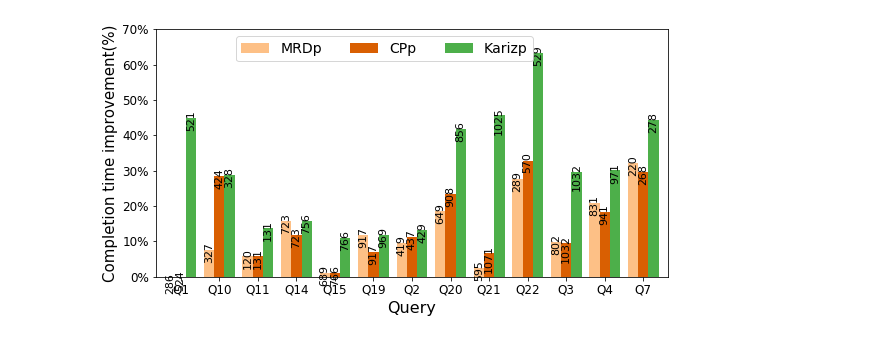
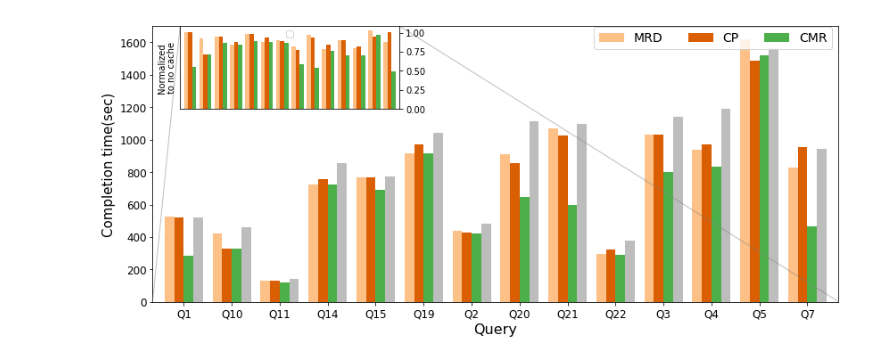
Before and after one commit to UmasouTTT/Kariz, a Jupyter notebook: expriments/macrobenchmark/ipython/implementationresults.ipynb, the cells around one changed output. Drawn from its saved outputs; the diff is of its cells as text; code cells hidden in the pictures.

```diff
--- a/expriments/macrobenchmark/ipython/implementationresults.ipynb
+++ b/expriments/macrobenchmark/ipython/implementationresults.ipynb
@@ -10,47 +10,92 @@ import math
 def format_yticks(y, pos=None):
     return str(int(y*100)) + '%'
 
-colors=['#fdc086', '#d95f02', '#4daf4a']
+colors=['#fdc086', '#d95f02', '#4daf4a', '#bdbdbd']
 df1 = pd.read_csv('./implementationresults.csv')
 
 df = df1.groupby("Query").agg({'Kariz': 'mean', 'MRD': 'mean',
                                'CP': 'mean', 'infinite': 'mean', 'NoCache': 'mean'})
 
-print(df)
+#print(df)
+
 
 #df1.set_index('Query', inplace=True)
 
-#df['KARIZvsMRD'] = 1 - df['Kariz']/df['MRD']
-#df['KARIZvsCP'] = 1 - df['Kariz']/df['CP']
-df['Karizp'] = 1 - df['Kariz']/df['NoCache']
-df['CPp'] = 1 - df['CP']/df['NoCache']
-df['MRDp'] = 1 - df['MRD']/df['NoCache']
+df['KARIZvsMRD'] = 1 - df['Kariz']/df['MRD']
+df['KARIZvsCP'] = 1 - df['Kariz']/df['CP']
+df['Karizp'] = df['Kariz']/df['NoCache']
+df['CPp'] = df['CP']/df['NoCache']
+df['MRDp'] = df['MRD']/df['NoCache']
 
 
-#print(df['KARIZvsMRD'].mean(), df['KARIZvsMRD'].max(), df['KARIZvsMRD'].min())
-#print(df['KARIZvsCP'].mean(), df['KARIZvsCP'].max(), df['KARIZvsCP'].min())
-#print(df['Kariz'].mean(), df['Kariz'].max(), df['Kariz'].min())
+print('KARIZvsMRD mean ', round(df['KARIZvsMRD'].mean(), 2), 'KARIZvsMRD max', round(df['KARIZvsMRD'].max(), 2), 'KARIZvsMRD min ', round(df['KARIZvsMRD'].min(), 2))
+print('KARIZvsCP mean', round(df['KARIZvsCP'].mean(), 2), 'KARIZvsCP max', round(df['KARIZvsCP'].max(), 2), 'KARIZvsCP min ', round(df['KARIZvsCP'].min(), 2))
 
-print(df[['Kariz', 'CP', 'MRD']])
 
-fig, ax = plt.subplots(figsize=(8, 4))
-plt.ylabel('Completion time improvement(%)', fontsize=15)
+fig, ax = plt.subplots(figsize=(12, 5))
+plt.ylabel('Completion time(sec)', fontsize=15)
 plt.xlabel('TPCH Query', fontsize=16)
-df[['MRDp', 'CPp', 'Karizp']].plot.bar(rot=0, ax=ax, width=0.8
+df[['MRD', 'CP', 'Kariz', 'NoCache']].plot.bar(rot=0, ax=ax, width=0.8
                                                 , color=colors)
 
-for idx, i in enumerate(ax.patches):
-    ax.text(i.get_x(), i.get_height(), int(round(df.iloc[idx%len(df),idx//len(df)],0)), fontsize =11,
-            rotation = 90)
-    print()
+def hieght(c_h):
+    if c_h < 0.1:
+        return c_h + 0.08
+    elif c_h < 0.2:
+        return c_h + 0.1
+    elif c_h > 0.3:
+        return c_h - 0.05
+    return c_h
+
+
+ax.tick_params(axis='both', which='major', labelsize=12)#
+#ax.set_xticklabels(['Q1', 'Q4', 'Q2', 'Q3', 'Q10',
+#                            'Q11', 'Q14', 'Q15', 'Q7', 'Q19', 'Q20', 'Q21', 'Q22'])
 
 ax.tick_params(axis='both', which='major', labelsize=12)
-ax.yaxis.set_major_formatter(ticker.FuncFormatter(format_yticks))
-plt.legend(ncol=5, bbox_to_anchor=(0.25, 0.65, 0.5, 0.35), fontsize=14)
-plt.ylim(0, 0.7)
+#ax.yaxis.set_major_formatter(ticker.FuncFormatter(format_yticks))
+ax.legend(['MRD', 'CP', 'CMR'], ncol=3, bbox_to_anchor=(0.65, 0.67, 0.35, 0.35), fontsize=14)
+#plt.ylim(0, 0.7)
 plt.grid(False)
+
+
+
+
+# inset axes....
+axins = ax.inset_axes([0.04, 0.7,0.32,0.3])
+
+
+
+df[['MRDp', 'CPp', 'Karizp']].plot.bar(rot=0, ax=axins, width=0.8
+                                                , color=colors)
+
+axins.set_xlabel('')
+axins.set_ylabel('Normalized\nto no cache')
+
+# sub region of the original image
+#x1, x2, y1, y2 = -0.03, 12, 0, 1
+#axins.set_xlim(x1, x2)
+#axins.set_ylim(y1, y2)
+axins.xaxis.set_ticks([])
+axins.legend('')
+axins.yaxis.tick_right()
+axins.yaxis.set_ticks([0, 0.25, 0.5, 0.75, 1])
+#axins.tick_params(axis='both', which='major', labelsize=12)
+
+ax.indicate_inset_zoom(axins)
+
+#ax.set_xlim(left=0, right=168)
+#ax.set_ylim(bottom=-0.1)
+#ax.tick_params(axis='both', which='major', labelsize=14)
+
+
+
+
+
 plt.subplots_adjust(left=0.1, bottom=0.13, right=0.99, top=0.99)
-#fig.savefig('../fig_runtimeimplementation.pdf', format='pdf', dpi=200)
-#fig.savefig('../fig_runtimeimplementation.png', format='png', dpi=200)
+fig.savefig('/local0/papers/KARIZ/OSDI20/Figures/fig_runtimeimplementation.pdf', format='pdf', dpi=200)
+fig.savefig('/local0/papers/KARIZ/OSDI20/Figures/scripts/fig_runtimeimplementation.png', format='png', dpi=200)
 plt.show()
+
+df[['MRD', 'CP', 'Kariz', 'NoCache', 'MRDp', 'CPp', 'Karizp']]
 # %% [output]
@@ -74 +104 @@ Q7     220.000000   278.000000   268.333333
-[figure, old version]
+[figure, new version]
```
Also changed, not shown: parts of 3 cells of this notebook, 12 other files.
